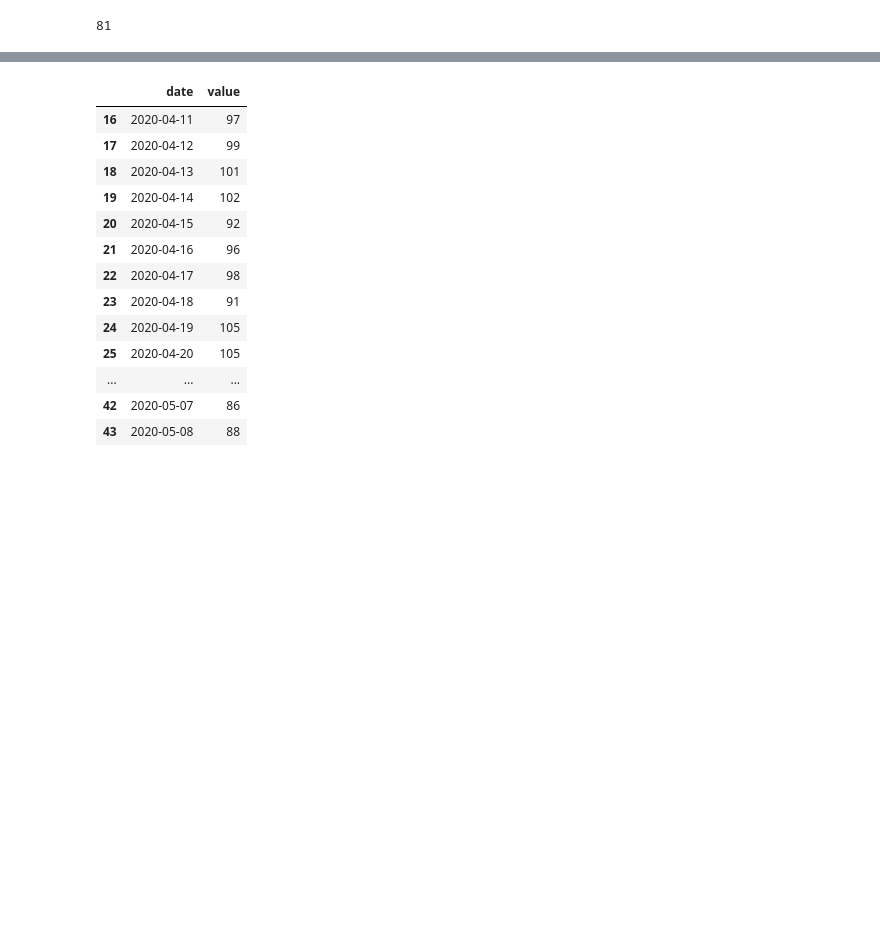
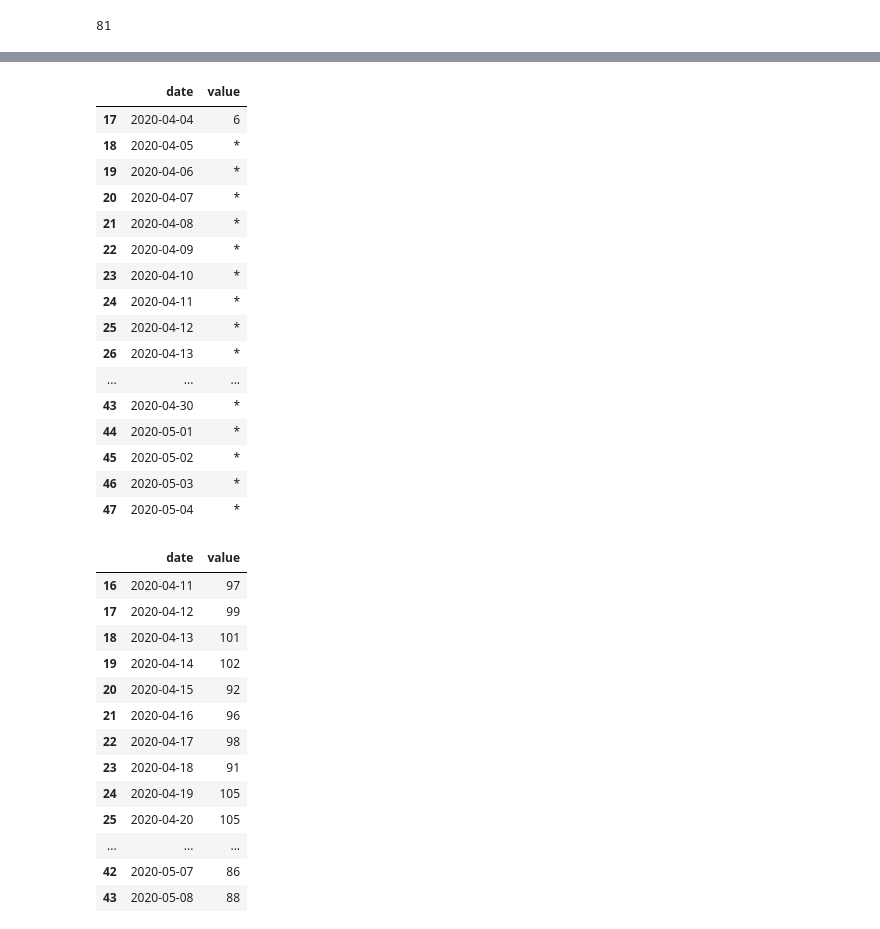
Before and after one commit to covidmaps/scotland, a Jupyter notebook: daily_hbo.ipynb, the cells around one changed output, grey strips where cells are left out. Cells and saved outputs as stored; diff of their text form; code cells hidden in the pictures; blank space fills up the shorter version.

Commit message:
updated csv files for correct values for each hbo

```diff
--- a/daily_hbo.ipynb
+++ b/daily_hbo.ipynb
@@ -105,3 +97,23 @@ get_all_hbo_data(hbo_list, path_dict, "/data/hbo/")
+# %%
+get_hbo_data_by_date('Orkney', "hospital_all")
+# %% [output]
+|  | date | value |
+| 17 | 2020-04-04 | 6 |
+| 18 | 2020-04-05 | * |
+| 19 | 2020-04-06 | * |
+| 20 | 2020-04-07 | * |
+| 21 | 2020-04-08 | * |
+| 22 | 2020-04-09 | * |
+| 23 | 2020-04-10 | * |
+| 24 | 2020-04-11 | * |
+| 25 | 2020-04-12 | * |
+| 26 | 2020-04-13 | * |
+| ... | ... | ... |
+| 43 | 2020-04-30 | * |
+| 44 | 2020-05-01 | * |
+| 45 | 2020-05-02 | * |
+| 46 | 2020-05-03 | * |
+| 47 | 2020-05-04 | * |
 # %%
 df_fife = get_hbo_data_by_date('Fife', 'hospital_covid')
 # %%
```
Also changed, not shown: parts of 4 cells of this notebook, 57 other files.
